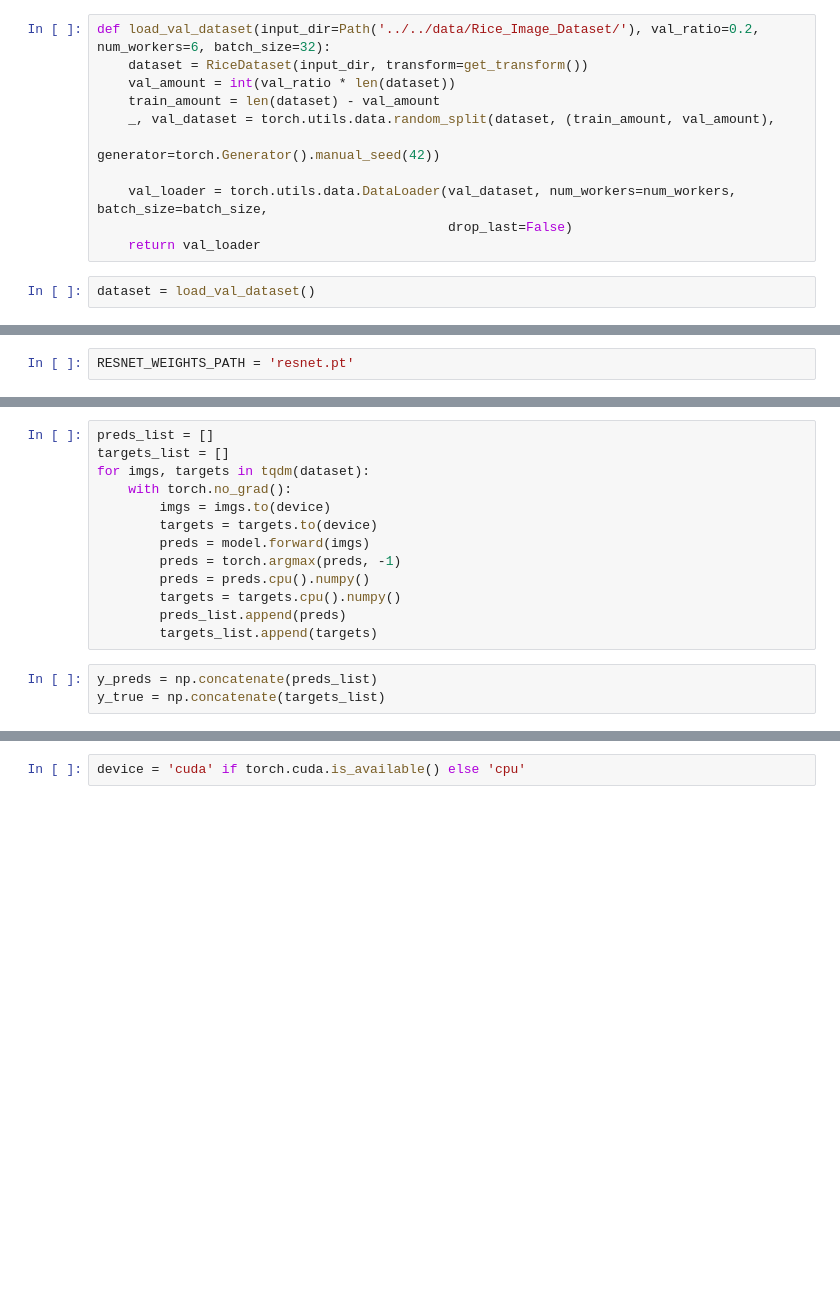
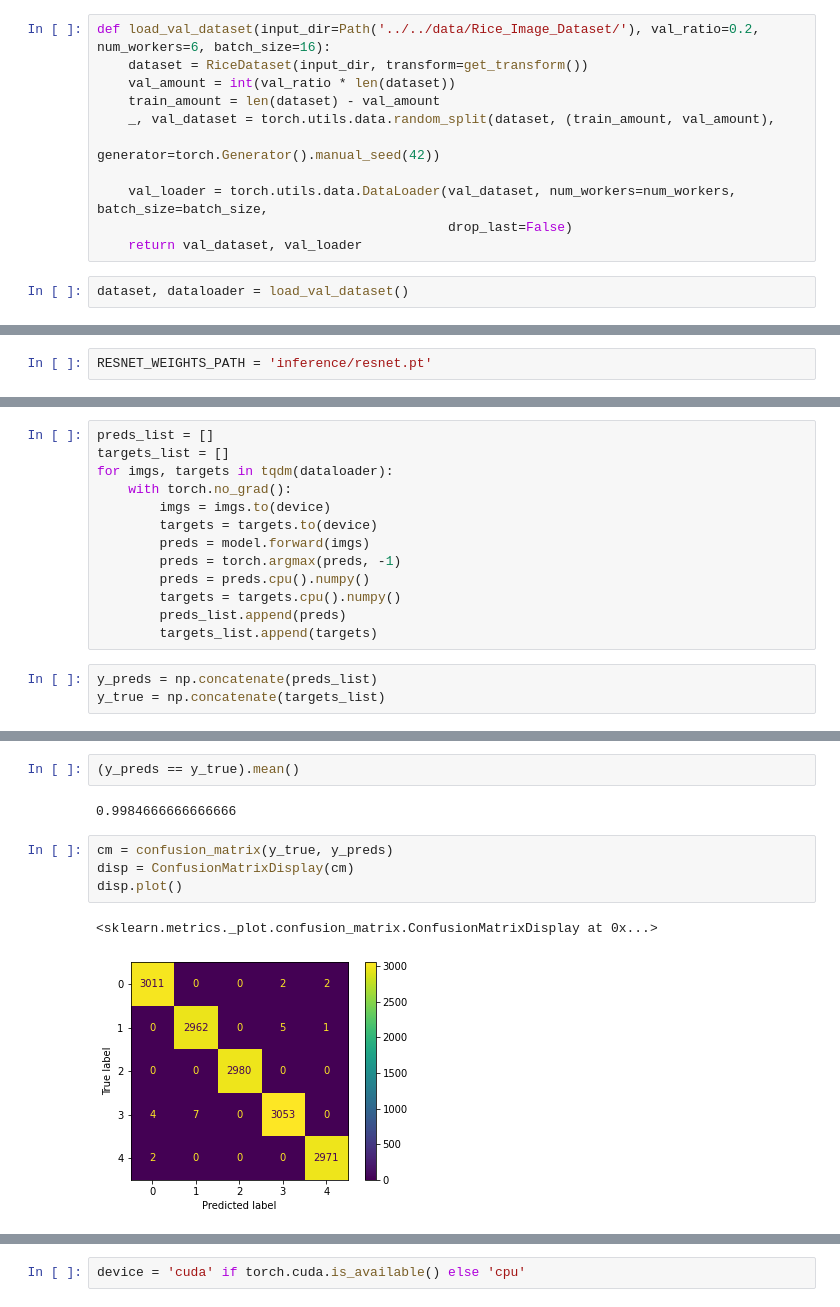
Before and after one commit to kozlovskia/Rice_Classification, a Jupyter notebook: code/prediction_from_images/eval.ipynb, the cells around one changed output, grey strips where cells are left out. Saved outputs shown, nothing was run; the diff lists cells and outputs as text; blank space fills up the shorter version.

```diff
--- a/code/prediction_from_images/eval.ipynb
+++ b/code/prediction_from_images/eval.ipynb
@@ -10,13 +17,13 @@ from tqdm.auto import tqdm
 # %%
-def load_val_dataset(input_dir=Path('../../data/Rice_Image_Dataset/'), val_ratio=0.2, num_workers=6, batch_size=32):
+def load_val_dataset(input_dir=Path('../../data/Rice_Image_Dataset/'), val_ratio=0.2, num_workers=6, batch_size=16):
     dataset = RiceDataset(input_dir, transform=get_transform())
     val_amount = int(val_ratio * len(dataset))
     train_amount = len(dataset) - val_amount
     _, val_dataset = torch.utils.data.random_split(dataset, (train_amount, val_amount),
-                                                               generator=torch.Generator().manual_seed(42))
+                                                   generator=torch.Generator().manual_seed(42))
 
     val_loader = torch.utils.data.DataLoader(val_dataset, num_workers=num_workers, batch_size=batch_size,
                                              drop_last=False)
-    return val_loader
+    return val_dataset, val_loader
 # %%
-dataset = load_val_dataset()
+dataset, dataloader = load_val_dataset()
@@ -23,5 +32,5 @@ dataset = load_val_dataset()
 # %%
-RESNET_WEIGHTS_PATH = 'resnet.pt'
+RESNET_WEIGHTS_PATH = 'inference/resnet.pt'
 # %%
 model = RiceClassifier('resnet18')
 model.load_state_dict(torch.load(RESNET_WEIGHTS_PATH))
@@ -34,7 +45,7 @@ model.to(device);
 # %%
 preds_list = []
 targets_list = []
-for imgs, targets in tqdm(dataset):
+for imgs, targets in tqdm(dataloader):
     with torch.no_grad():
         imgs = imgs.to(device)
         targets = targets.to(device)
@@ -53,0 +75,11 @@ print(classification_report(y_true, y_preds))
+# %%
+(y_preds == y_true).mean()
+# %% [output]
+0.9984666666666666
+# %%
+cm = confusion_matrix(y_true, y_preds)
+disp = ConfusionMatrixDisplay(cm)
+disp.plot()
+# %% [output]
+<sklearn.metrics._plot.confusion_matrix.ConfusionMatrixDisplay at 0x...>
+[figure, added]
```
Also changed, not shown: parts of 23 cells of this notebook, 4 other files.
